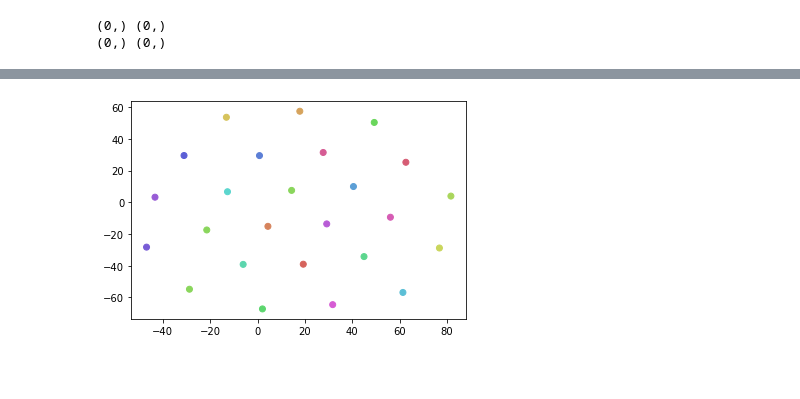
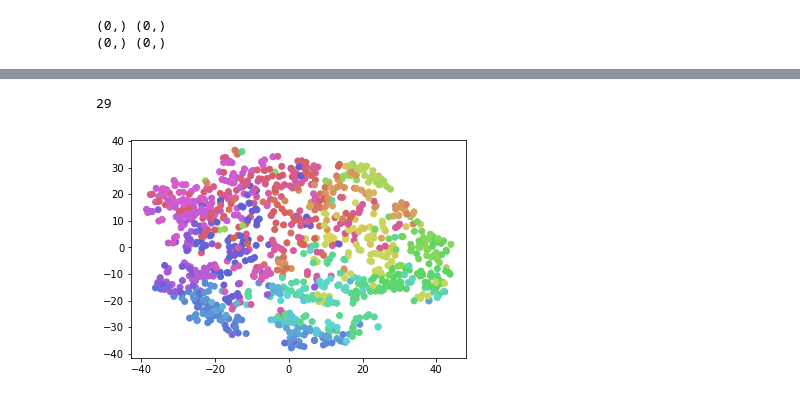
Before and after one commit to pabloreyesrobles/chirp-features, a Jupyter notebook: rgc_clustering.ipynb, the cells around one changed output, grey strips where cells are left out. Drawn from its saved outputs; the diff is of its cells as text; code cells hidden in the pictures; blank space fills up the shorter version.

```diff
--- a/rgc_clustering.ipynb
+++ b/rgc_clustering.ipynb
@@ -45,7 +45,7 @@ len(stimuli)
 2100
 [figure]
 # %%
-def get_cell_trials(chirp_trials, flash_trials, chirp_time, flash_time, chirp_psth, flash_psth, exp, uidx, stimuli):
+def get_cell_trials(chirp_trials, flash_trials, chirp_time, flash_time, chirp_psth, flash_psth, exp, uidx, stimuli, indexer):
     fig = plt.figure(figsize=(16,20))
 
     plot_stims = [0,1]
@@ -55,6 +55,27 @@ def get_cell_trials(chirp_trials, flash_trials, chirp_time, flash_time, chirp_ps
     m_f = np.max(flash_trials) + 5
 
     gs = gridspec.GridSpec(23, 3, width_ratios = plot_widths, wspace=0.1, hspace=0.1)
+
+    if(indexer == 0):
+        if os.path.isdir('../results/full_rep/ON/{}/'.format(exp)) == False:
+            os.mkdir('../results/full_rep/ON/{}/'.format(exp))
+        cls_folder = '../results/full_rep/ON/'
+
+    if(indexer == 1):
+        if os.path.isdir('../results/full_rep/OFF/{}/'.format(exp)) == False:
+            os.mkdir('../results/full_rep/OFF/{}/'.format(exp))
+        cls_folder = '../results/full_rep/OFF/'
+
+    if(indexer == 2):
+        if os.path.isdir('../results/full_rep/ON-OFF/{}/'.format(exp)) == False:
+            os.mkdir('../results/full_rep/ON-OFF/{}/'.format(exp))
+        cls_folder = '../results/full_rep/ON-OFF/'
+
+    if(indexer == 3):
+        if os.path.isdir('../results/full_rep/Null/{}/'.format(exp)) == False:
+            os.mkdir('../results/full_rep/Null/{}/'.format(exp))
+        cls_folder = '../results/full_rep/Null/'
+
 
 
     for i in range(len(chirp_trials)):
@@ -144,10 +165,7 @@ def get_cell_trials(chirp_trials, flash_trials, chirp_time, flash_time, chirp_ps
     ax.spines['left'].set_visible(False)
     ax.spines['right'].set_visible(False)
 
-    if os.path.isdir('../results/full_rep_ON-OFF/{}/'.format(exp)) == False:
-        os.mkdir('../results/full_rep_ON-OFF/{}/'.format(exp))
-
-    plt.savefig('../results/full_rep_ON-OFF/{}/{}.png'.format(exp,uidx))
+    plt.savefig('{}/{}/{}.png'.format(cls_folder, exp, uidx))
     fig.clf()
     plt.close(fig)
 
@@ -444,7 +450,8 @@ nspikes
 # %%
 import shutil
 
-cls_folder = '{}chirp_grp_resp'.format(params['Output'])
+#cls_folder = '{}clust_bias/clust_{}'.format(params['Output'], exp)
+cls_folder = '{}clust_bias_filt/cluts_exps'.format(params['Output'])
 print(cls_folder)
 
 if os.path.isdir(cls_folder) == False:
@@ -739,16 +812,20 @@ plt.savefig('{}/{}/dend_flash_chirp.png'.format(cls_folder, ctype))
+# %%
+len(bias_mean)
+# %% [output]
+29
 # %%
 from matplotlib.colors import ListedColormap
 fig, ax = plt.subplots()
 # ax.plot(np.array(list(chirp_psth.values()))[0])
 
 model = TSNE(n_components=2, random_state=0, perplexity=30)#,init='pca')
-proj = model.fit_transform(np.array(chirp_psth[sel]))
+proj = model.fit_transform(chirp_psth)
 
 n_flat_clusters = np.unique(cls_spike).shape[0]
 show_order = np.unique(cls_spike)[::-1] - 1
 
 ax.scatter(proj[:, 0], proj[:, 1], c=show_order[cls_spike - 1],
            cmap=ListedColormap(sns.hls_palette(n_flat_clusters, l=0.6, s=0.6).as_hex()))
-fig.savefig('{}/{}/tsne.png'.format(cls_folder, ctype))
+fig.savefig('{}/tsne.png'.format(cls_folder))
 # %% [output]
-[figure, old version]
+[figure, new version]
```
Also changed, not shown: parts of 17 cells of this notebook, 1 other file.
